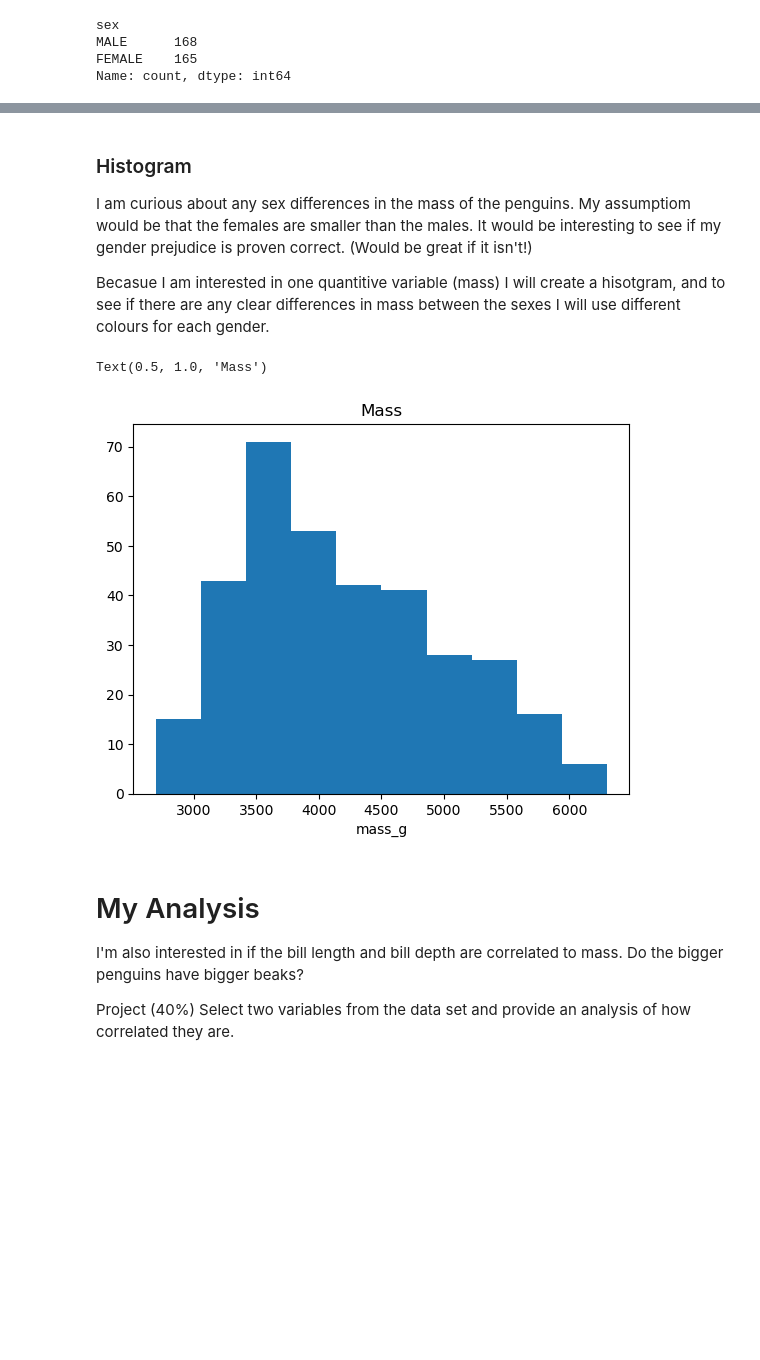
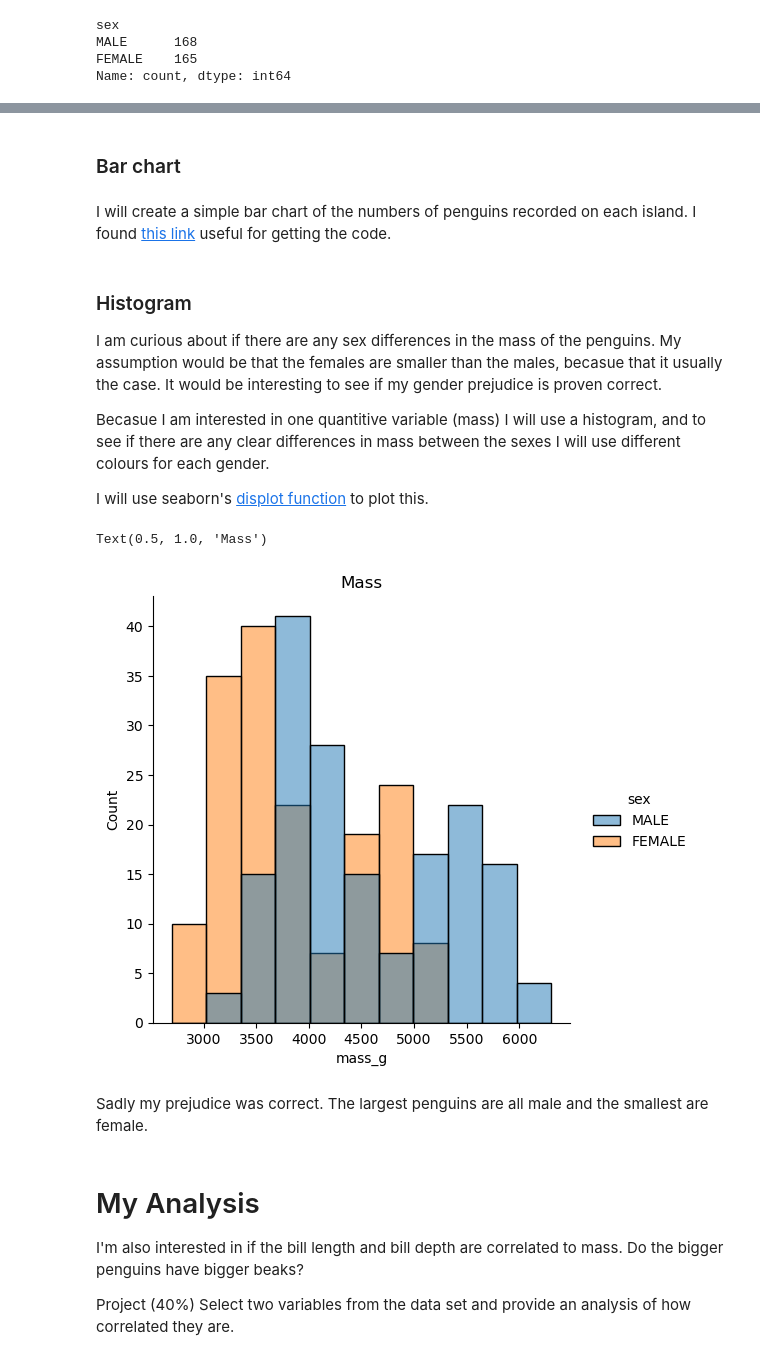
Before and after one commit to morgam7/poda-mywork, a Jupyter notebook: penguins.ipynb, the cells around one changed output, grey strips where cells are left out. Cells and saved outputs as stored; diff of their text form; code cells hidden in the pictures; blank space fills up the shorter version.

Commit message:
Histogram

```diff
--- a/penguins.ipynb
+++ b/penguins.ipynb
@@ -140,24 +134,30 @@ Bar chart of an appropriate variable in the data set.
+# %% [markdown]
+### Bar chart
+# %% [markdown]
+I will create a simple bar chart of the numbers of penguins recorded on each island. I found [this link](https://www.geeksforgeeks.org/bar-plot-in-matplotlib/) useful for getting the code.
 # %% [markdown]
 ### Histogram
 
-I am curious about any sex differences in the mass of the penguins. My assumptiom would be that the females are smaller than the males. It would be interesting to see if my gender prejudice is proven correct. (Would be great if it isn't!)
+I am curious about if there are any sex differences in the mass of the penguins. My assumption would be that the females are smaller than the males, becasue that it usually the case. It would be interesting to see if my gender prejudice is proven correct.
 
-Becasue I am interested in one quantitive variable (mass) I will create a hisotgram, and to see if there are any clear differences in mass between the sexes I will use different colours for each gender.
+Becasue I am interested in one quantitive variable (mass) I will use a histogram, and to see if there are any clear differences in mass between the sexes I will use different colours for each gender.
+
+I will use seaborn's [displot function](https://seaborn.pydata.org/generated/seaborn.displot.html#seaborn.displot) to plot this.
-# %%
-# First I'll create the histogram.
-
-plt.hist(mass)
-
-# Axis labels
-
-plt.xlabel('mass_g')
-
-# Title
-
-plt.title ('Mass')
-# %% [output]
-Text(0.5, 1.0, 'Mass')
-[figure, removed]
+# %%
+# In the displot function I can use the 'hue' parameter to plot the quantiative variable of sex.
+
+sns.displot(data=df, x="body_mass_g", hue="sex")
+
+
+# Axis labels and title
+
+plt.xlabel('mass_g')
+plt.title ('Mass')
+# %% [output]
+Text(0.5, 1.0, 'Mass')
+[figure, added]
+# %% [markdown]
+Sadly my prejudice was correct. The largest penguins are all male and the smallest are female.
 # %% [markdown]
 # My Analysis
 I'm also interested in if the bill length and bill depth are correlated to mass. Do the bigger penguins have bigger beaks?
```
Also changed, not shown: parts of 11 cells of this notebook.
